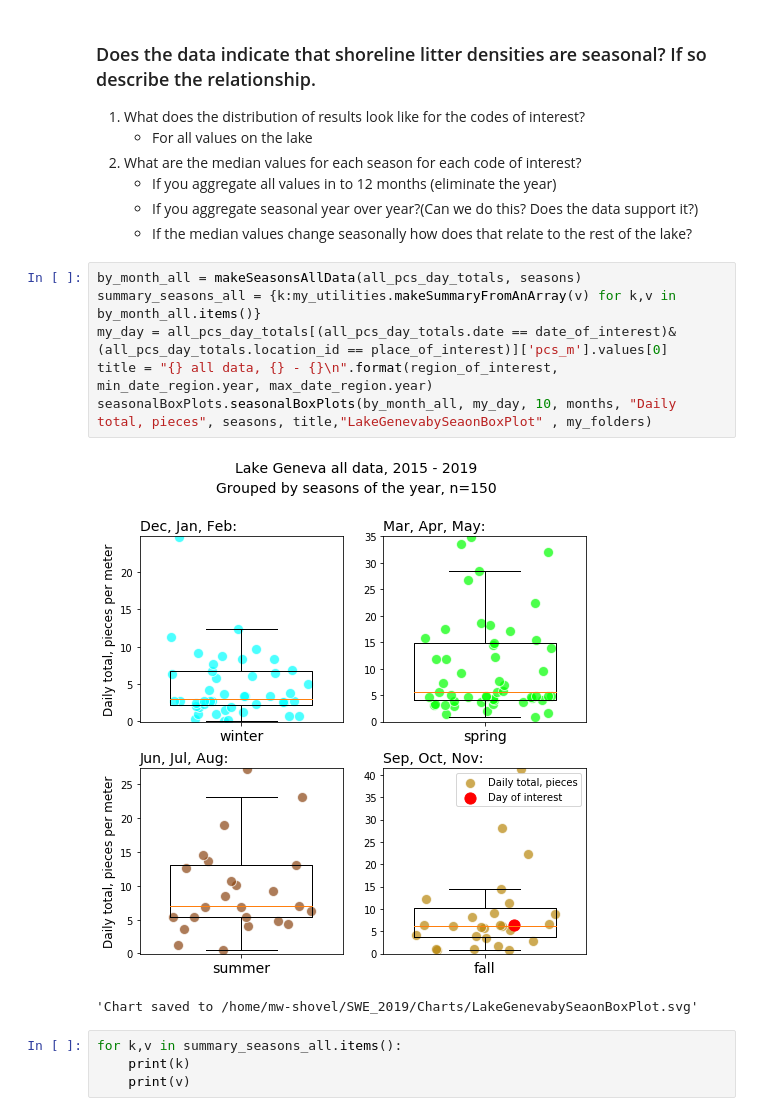
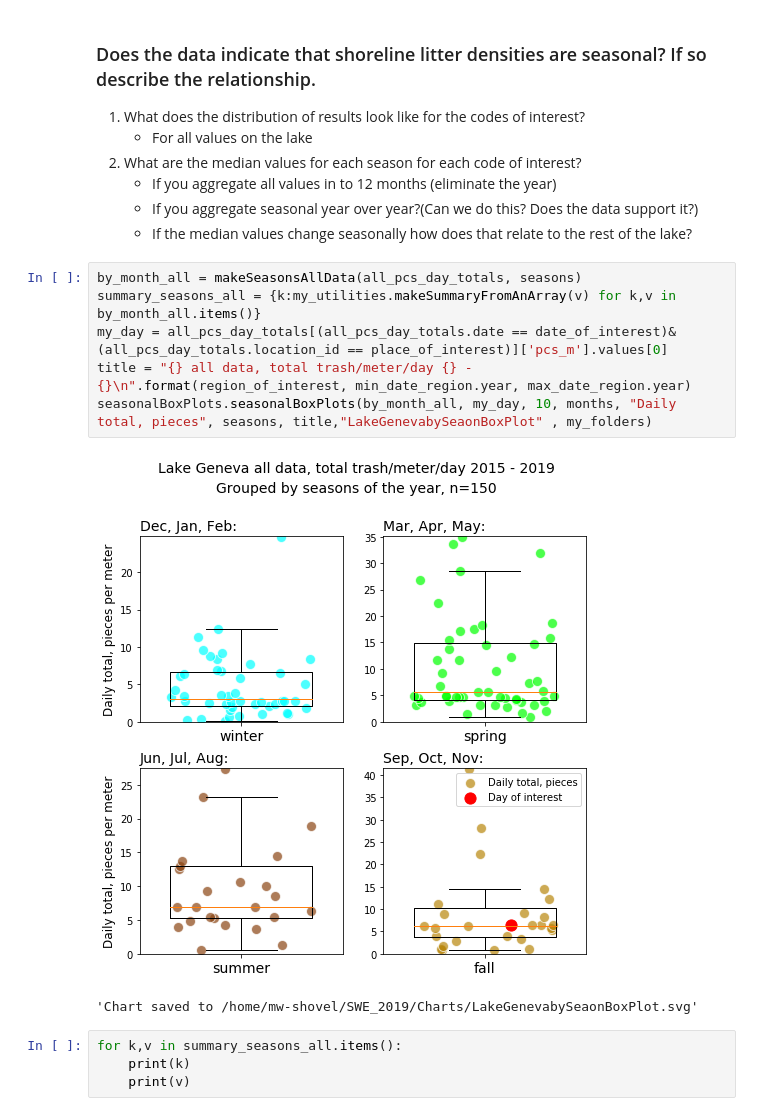
Before and after one commit to hammerdirt/SWE_2019, a Jupyter notebook: NotebookThree.ipynb, the cells around one changed output. Drawn from its saved outputs; the diff is of its cells as text.

```diff
--- a/NotebookThree.ipynb
+++ b/NotebookThree.ipynb
@@ -446,11 +445,11 @@ plt.show()
 # %%
 by_month_all = makeSeasonsAllData(all_pcs_day_totals, seasons)
 summary_seasons_all = {k:my_utilities.makeSummaryFromAnArray(v) for k,v in by_month_all.items()}
 my_day = all_pcs_day_totals[(all_pcs_day_totals.date == date_of_interest)&(all_pcs_day_totals.location_id == place_of_interest)]['pcs_m'].values[0]
-title = "{} all data, {} - {}\n".format(region_of_interest, min_date_region.year, max_date_region.year)
+title = "{} all data, total trash/meter/day {} - {}\n".format(region_of_interest, min_date_region.year, max_date_region.year)
 seasonalBoxPlots.seasonalBoxPlots(by_month_all, my_day, 10, months, "Daily total, pieces", seasons, title,"LakeGenevabySeaonBoxPlot" , my_folders)
 # %% [output]
-[figure, old version]
+[figure, new version]
 'Chart saved to /home/mw-shovel/SWE_2019/Charts/LakeGenevabySeaonBoxPlot.svg'
 # %%
 for k,v in summary_seasons_all.items():
```
Also changed, not shown: parts of 14 cells of this notebook, 11 other files.
